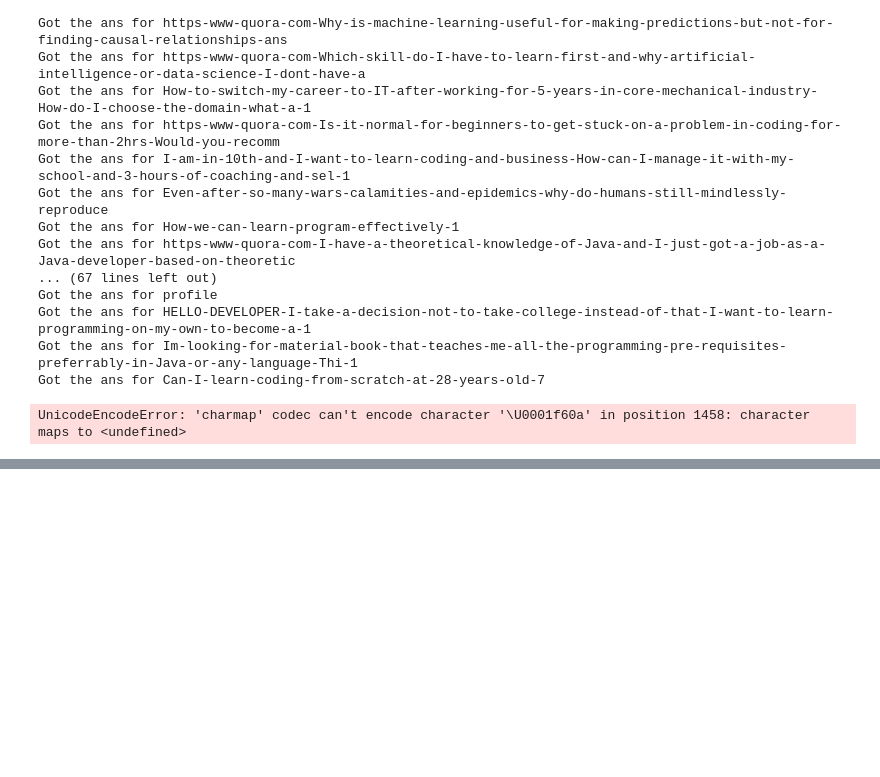
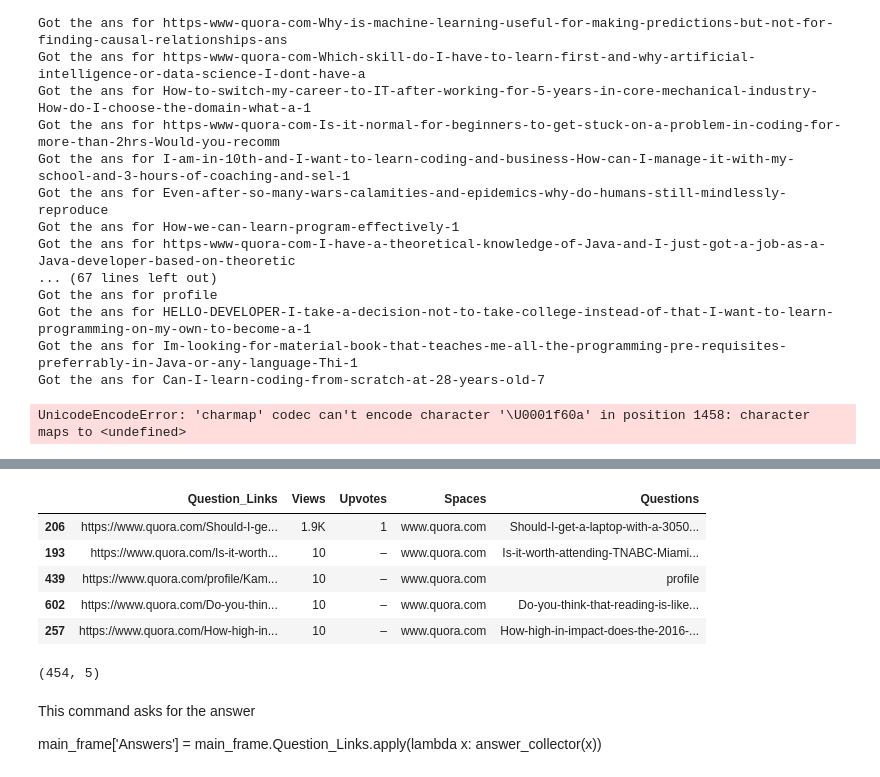
Before and after one commit to Kamalabot/Datagathering_Automation, a Jupyter notebook: QuoraScraper.ipynb, the cells around one changed output, grey strips where cells are left out. Saved outputs shown, nothing was run; the diff lists cells and outputs as text; code cells hidden in the pictures; blank space fills up the shorter version.

```diff
--- a/QuoraScraper.ipynb
+++ b/QuoraScraper.ipynb
@@ -294,0 +390,21 @@ UnicodeEncodeError: 'charmap' codec can't encode character '\U0001f60a' in posit
+# %%
+main_frame['Questions'] = main_frame.Question_Links.apply(lambda x : x.split('/')[3])
+# %%
+main_frame = main_frame[main_frame.Questions != 'unanswered']
+# %%
+main_frame.sort_values('Views').head()
+# %% [output]
+|  | Question_Links | Views | Upvotes | Spaces | Questions |
+| 206 | https://www.quora.com/Should-I-ge... | 1.9K | 1 | www.quora.com | Should-I-get-a-laptop-with-a-3050... |
+| 193 | https://www.quora.com/Is-it-worth... | 10 | – | www.quora.com | Is-it-worth-attending-TNABC-Miami... |
+| 439 | https://www.quora.com/profile/Kam... | 10 | – | www.quora.com | profile |
+| 602 | https://www.quora.com/Do-you-thin... | 10 | – | www.quora.com | Do-you-think-that-reading-is-like... |
+| 257 | https://www.quora.com/How-high-in... | 10 | – | www.quora.com | How-high-in-impact-does-the-2016-... |
+# %%
+main_frame.shape
+# %% [output]
+(454, 5)
+# %% [markdown]
+This command asks for the answer
+
+main_frame['Answers'] = main_frame.Question_Links.apply(lambda x: answer_collector(x))
```
Also changed, not shown: parts of 18 cells of this notebook.
